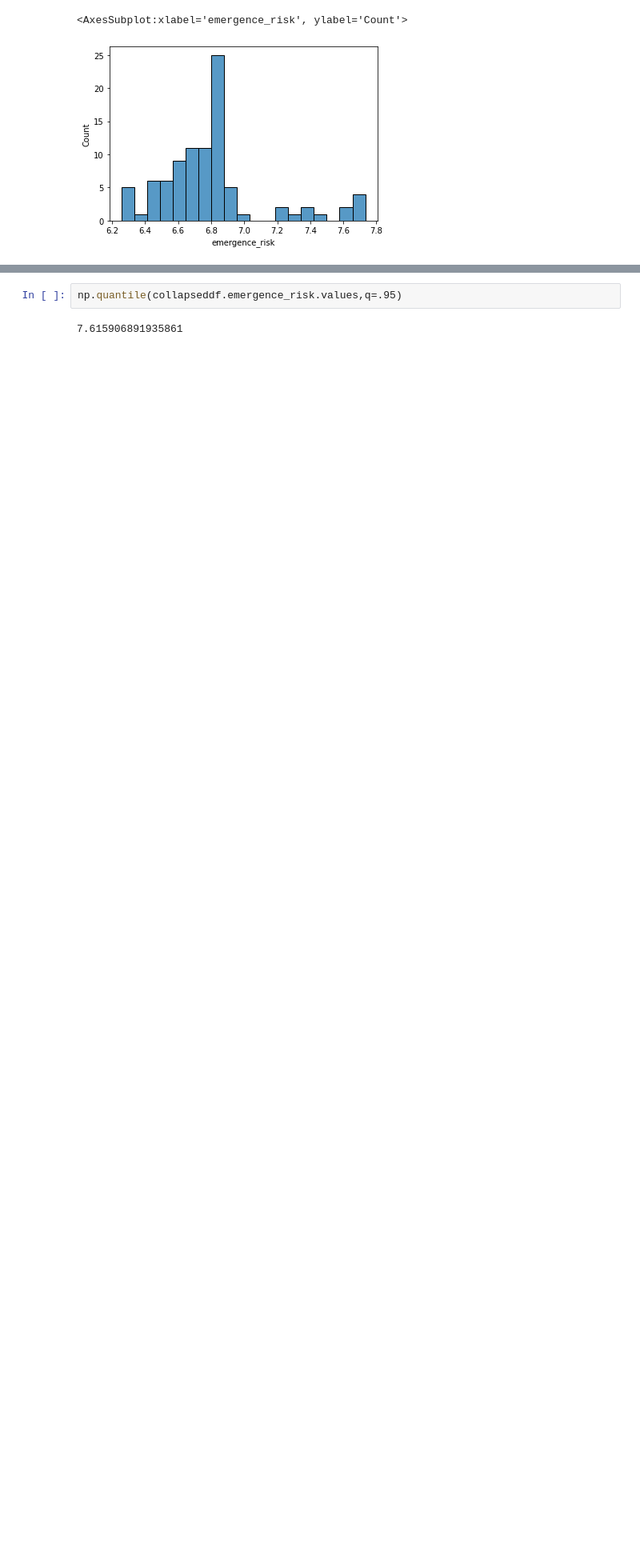
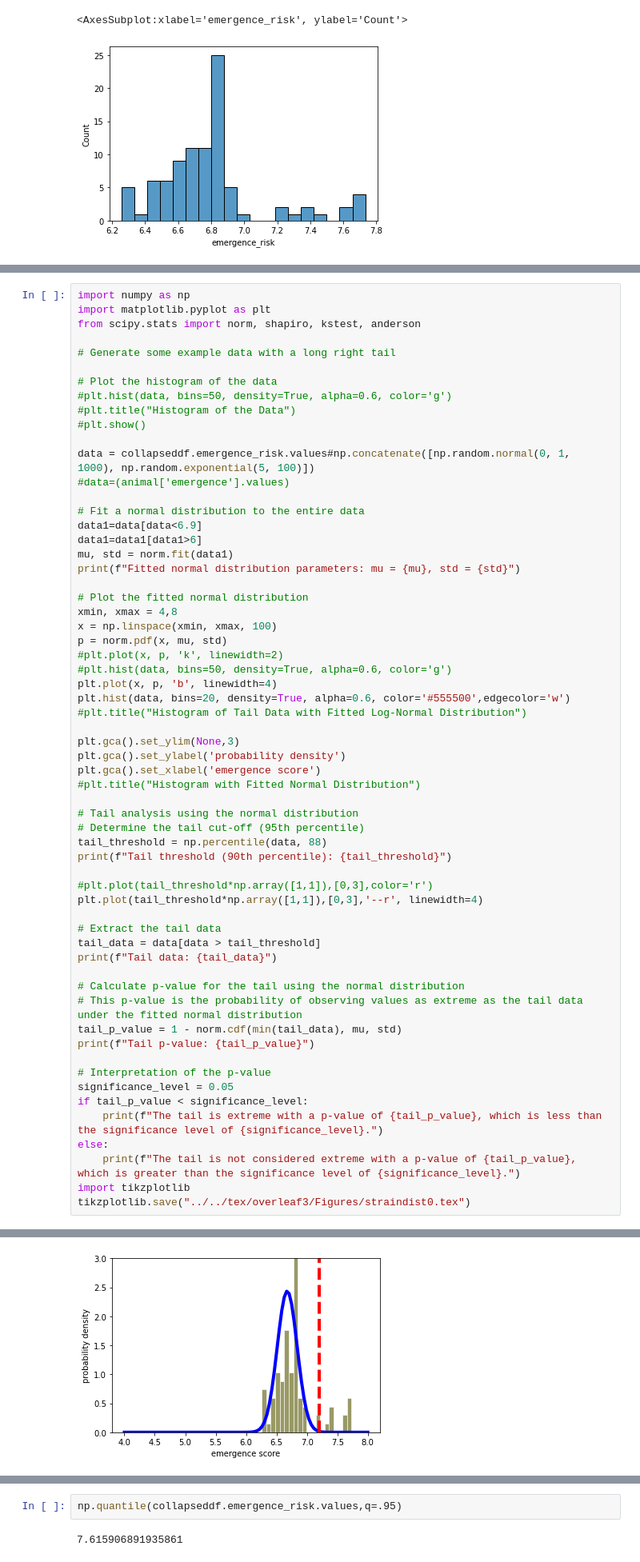
Before and after one commit to zeroknowledgediscovery/emergenet, a Jupyter notebook: paper_data_v3/irat_enet/animal_predictions.ipynb, the cells around one changed output, grey strips where cells are left out. Shown at 80% size. Cells and saved outputs as stored; diff of their text form; blank space fills up the shorter version.

```diff
--- a/paper_data_v3/irat_enet/animal_predictions.ipynb
+++ b/paper_data_v3/irat_enet/animal_predictions.ipynb
@@ -189,0 +187,62 @@ dfit.plot()
+# %%
+import numpy as np
+import matplotlib.pyplot as plt
+from scipy.stats import norm, shapiro, kstest, anderson
+
+# Generate some example data with a long right tail
+
+# Plot the histogram of the data
+#plt.hist(data, bins=50, density=True, alpha=0.6, color='g')
+#plt.title("Histogram of the Data")
+#plt.show()
+
+data = collapseddf.emergence_risk.values#np.concatenate([np.random.normal(0, 1, 1000), np.random.exponential(5, 100)])
+#data=(animal['emergence'].values)
+
+# Fit a normal distribution to the entire data
+data1=data[data<6.9]
+data1=data1[data1>6]
+mu, std = norm.fit(data1)
+print(f"Fitted normal distribution parameters: mu = {mu}, std = {std}")
+
+# Plot the fitted normal distribution
+xmin, xmax = 4,8
+x = np.linspace(xmin, xmax, 100)
+p = norm.pdf(x, mu, std)
+#plt.plot(x, p, 'k', linewidth=2)
+#plt.hist(data, bins=50, density=True, alpha=0.6, color='g')
+plt.plot(x, p, 'b', linewidth=4)
+plt.hist(data, bins=20, density=True, alpha=0.6, color='#555500',edgecolor='w')
+#plt.title("Histogram of Tail Data with Fitted Log-Normal Distribution")
+
+plt.gca().set_ylim(None,3)
+plt.gca().set_ylabel('probability density')
+plt.gca().set_xlabel('emergence score')
+#plt.title("Histogram with Fitted Normal Distribution")
+
+# Tail analysis using the normal distribution
+# Determine the tail cut-off (95th percentile)
+tail_threshold = np.percentile(data, 88)
+print(f"Tail threshold (90th percentile): {tail_threshold}")
+
+#plt.plot(tail_threshold*np.array([1,1]),[0,3],color='r')
+plt.plot(tail_threshold*np.array([1,1]),[0,3],'--r', linewidth=4)
+
+# Extract the tail data
+tail_data = data[data > tail_threshold]
+print(f"Tail data: {tail_data}")
+
+# Calculate p-value for the tail using the normal distribution
+# This p-value is the probability of observing values as extreme as the tail data under the fitted normal distribution
+tail_p_value = 1 - norm.cdf(min(tail_data), mu, std)
+print(f"Tail p-value: {tail_p_value}")
+
+# Interpretation of the p-value
+significance_level = 0.05
+if tail_p_value < significance_level:
+    print(f"The tail is extreme with a p-value of {tail_p_value}, which is less than the significance level of {significance_level}.")
+else:
+    print(f"The tail is not considered extreme with a p-value of {tail_p_value}, which is greater than the significance level of {significance_level}.")
+import tikzplotlib
+tikzplotlib.save("../../tex/overleaf3/Figures/straindist0.tex")
+# %% [output]
@@ -189,0 +255 @@ dfit.plot()
+[figure, added]
```
Also changed, not shown: parts of 12 cells of this notebook, 7 other files.
